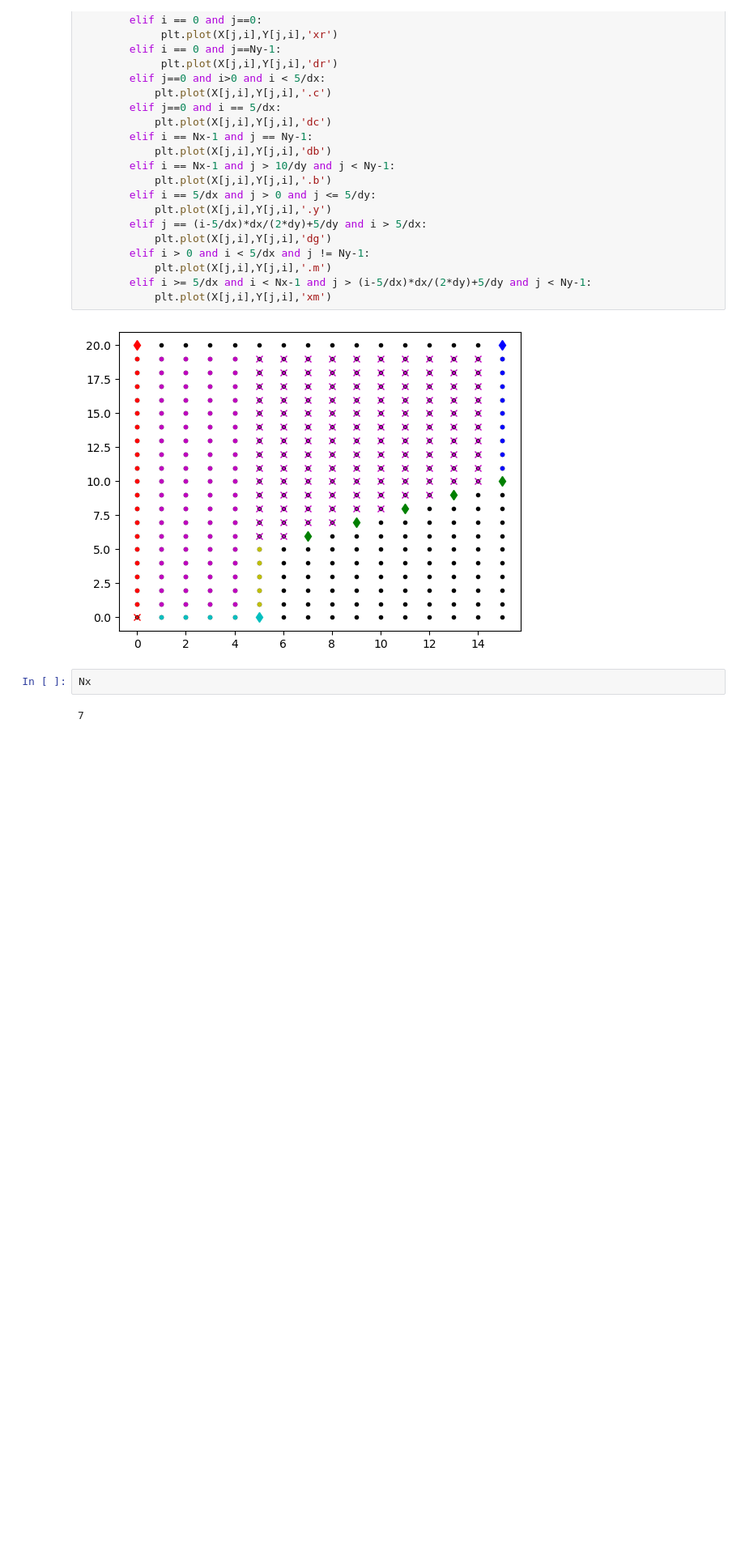
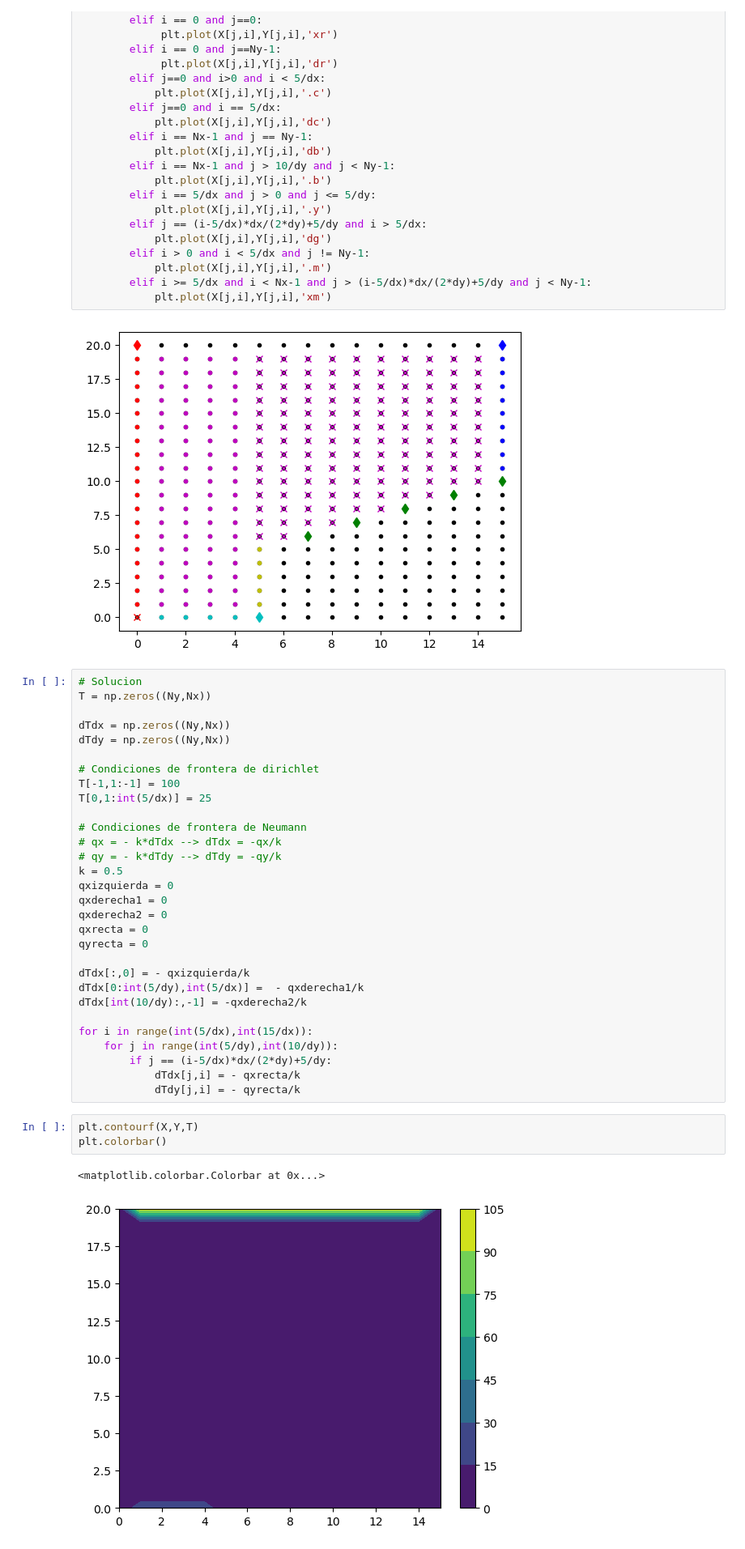
Before and after one commit to cjuarezramos/MMS022025, a Jupyter notebook: ejemplo1106_condicionesneumann.ipynb, the cells around one changed output. Shown at 81% size. Drawn from its saved outputs; the diff is of its cells as text; blank space fills up the shorter version.

Commit message:
archivo de neumann

```diff
--- a/ejemplo1106_condicionesneumann.ipynb
+++ b/ejemplo1106_condicionesneumann.ipynb
@@ -44,6 +44,38 @@ for i in range(Nx):
 # %% [output]
 [figure]
 # %%
-Nx
+# Solucion
+T = np.zeros((Ny,Nx))
+
+dTdx = np.zeros((Ny,Nx))
+dTdy = np.zeros((Ny,Nx))
+
+# Condiciones de frontera de dirichlet
+T[-1,1:-1] = 100
+T[0,1:int(5/dx)] = 25
+
+# Condiciones de frontera de Neumann
+# qx = - k*dTdx --> dTdx = -qx/k
+# qy = - k*dTdy --> dTdy = -qy/k
+k = 0.5
+qxizquierda = 0
+qxderecha1 = 0
+qxderecha2 = 0
+qxrecta = 0
+qyrecta = 0
+
+dTdx[:,0] = - qxizquierda/k
+dTdx[0:int(5/dy),int(5/dx)] =  - qxderecha1/k
+dTdx[int(10/dy):,-1] = -qxderecha2/k
+
+for i in range(int(5/dx),int(15/dx)):
+    for j in range(int(5/dy),int(10/dy)):
+        if j == (i-5/dx)*dx/(2*dy)+5/dy:
+            dTdx[j,i] = - qxrecta/k
+            dTdy[j,i] = - qyrecta/k
-# %% [output]
-7
+# %%
+plt.contourf(X,Y,T)
+plt.colorbar()
+# %% [output]
+<matplotlib.colorbar.Colorbar at 0x...>
+[figure, added]
```
Also changed, not shown: parts of 5 cells of this notebook, 1 other file.
